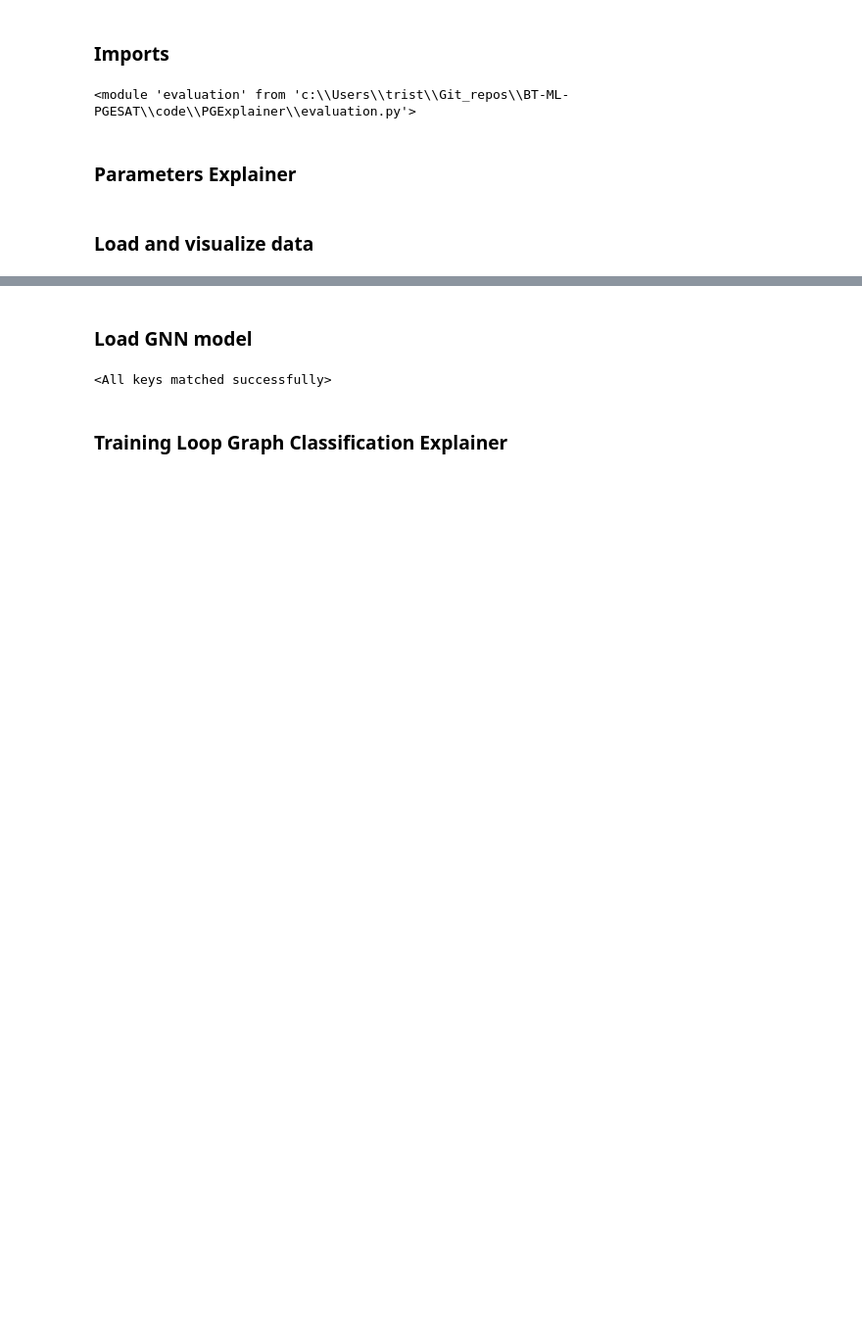
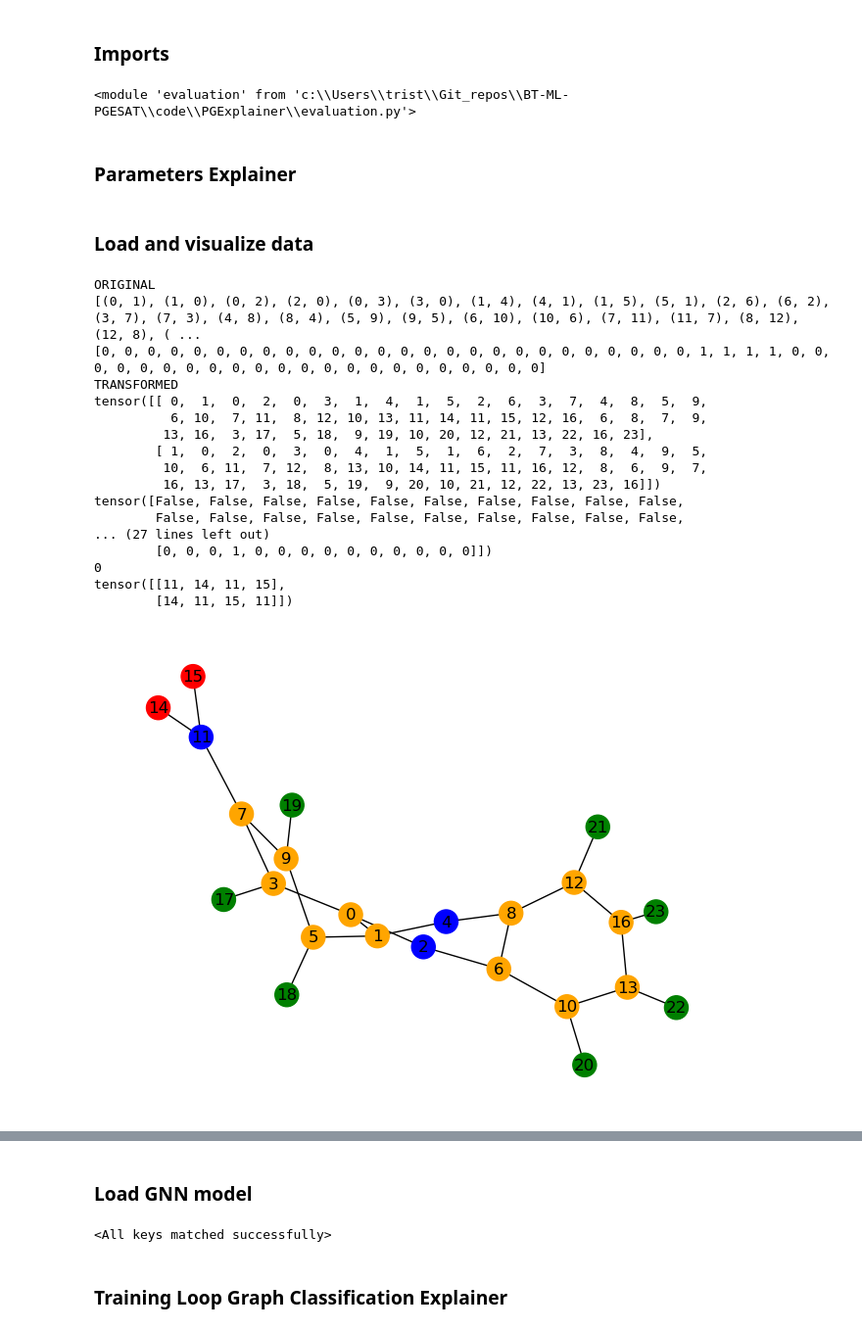
Before and after one commit to TrstnSch/BT-ML-PGESAT, a Jupyter notebook: code/PGExplainer/train_explainer_MUTAG.ipynb, the cells around one changed output, grey strips where cells are left out. Shown at 98% size. Saved outputs shown, nothing was run; the diff lists cells and outputs as text; code cells hidden in the pictures; blank space fills up the shorter version.

```diff
--- a/code/PGExplainer/train_explainer_MUTAG.ipynb
+++ b/code/PGExplainer/train_explainer_MUTAG.ipynb
@@ -51,3 +51,46 @@ MUTAG = True
 # TODO: Original uses adapted dataset that contains Mutagenicity_edge_gt! => To only get graphs that are mutagenic and contain NO2 and NH2 motifs
 # %% [markdown]
 ### Load and visualize data
+# %%
+edge_lists, graph_labels, edge_label_lists, node_label_lists = datasetLoader.loadOriginalMUTAG()
+data = datasetLoader.transformMUTAG(edge_lists, graph_labels, edge_label_lists, node_label_lists)
+
+
+currData = data[22]
+
+print("ORIGINAL")
+print(edge_lists[22])
+print(edge_label_lists[22])
+
+print("TRANSFORMED")
+print(currData.edge_index)
+print(currData.gt_mask)
+print(currData.x)
+print(currData.y)
+
+print(currData.edge_index[:,currData.gt_mask])
+
+
+graphGT = Data(currData.x, currData.edge_index[:,currData.gt_mask])
+
+pos = utils.plotGraph(currData, MUTAG=MUTAG)
+pos2 =utils.plotGraph(graphGT, pos, MUTAG=MUTAG)
+# %% [output]
+ORIGINAL
+[(0, 1), (1, 0), (0, 2), (2, 0), (0, 3), (3, 0), (1, 4), (4, 1), (1, 5), (5, 1), (2, 6), (6, 2), (3, 7), (7, 3), (4, 8), (8, 4), (5, 9), (9, 5), (6, 10), (10, 6), (7, 11), (11, 7), (8, 12), (12, 8), ( ...
+[0, 0, 0, 0, 0, 0, 0, 0, 0, 0, 0, 0, 0, 0, 0, 0, 0, 0, 0, 0, 0, 0, 0, 0, 0, 0, 1, 1, 1, 1, 0, 0, 0, 0, 0, 0, 0, 0, 0, 0, 0, 0, 0, 0, 0, 0, 0, 0, 0, 0, 0, 0]
+TRANSFORMED
+tensor([[ 0,  1,  0,  2,  0,  3,  1,  4,  1,  5,  2,  6,  3,  7,  4,  8,  5,  9,
+          6, 10,  7, 11,  8, 12, 10, 13, 11, 14, 11, 15, 12, 16,  6,  8,  7,  9,
+         13, 16,  3, 17,  5, 18,  9, 19, 10, 20, 12, 21, 13, 22, 16, 23],
+        [ 1,  0,  2,  0,  3,  0,  4,  1,  5,  1,  6,  2,  7,  3,  8,  4,  9,  5,
+         10,  6, 11,  7, 12,  8, 13, 10, 14, 11, 15, 11, 16, 12,  8,  6,  9,  7,
+         16, 13, 17,  3, 18,  5, 19,  9, 20, 10, 21, 12, 22, 13, 23, 16]])
+tensor([False, False, False, False, False, False, False, False, False, False,
+        False, False, False, False, False, False, False, False, False, False,
+... (27 lines left out)
+        [0, 0, 0, 1, 0, 0, 0, 0, 0, 0, 0, 0, 0, 0]])
+0
+tensor([[11, 14, 11, 15],
+        [14, 11, 15, 11]])
+[figure, added]
```
Also changed, not shown: parts of 3 cells of this notebook, 11 other files.
